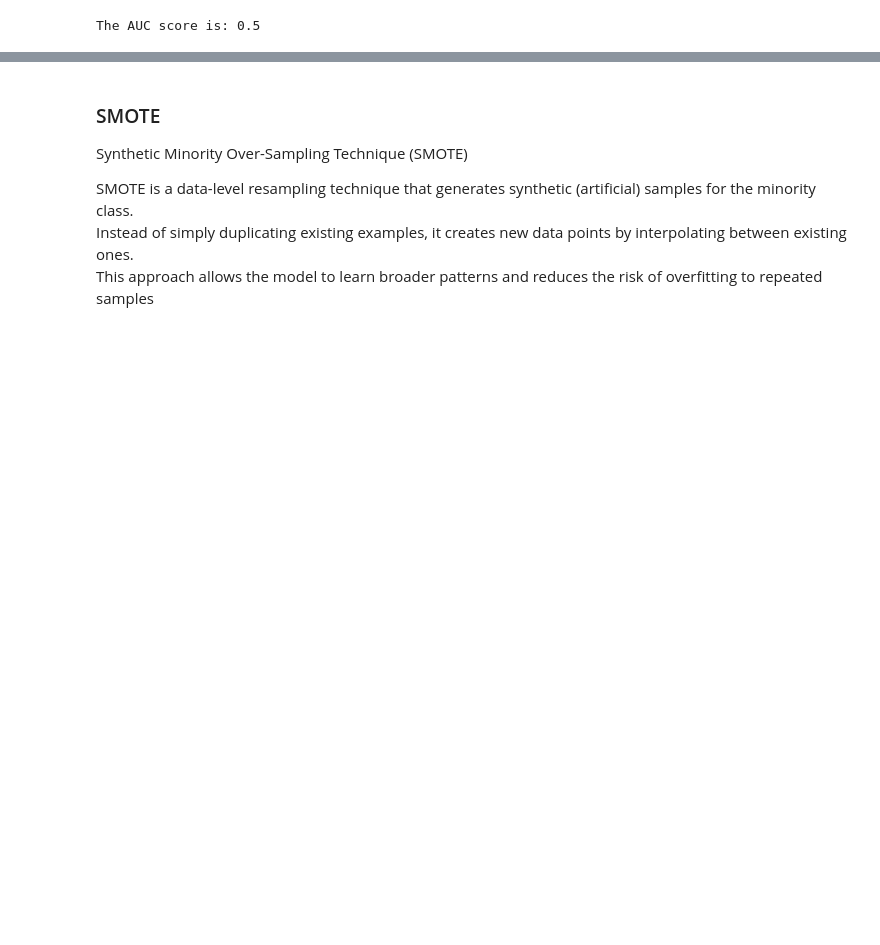
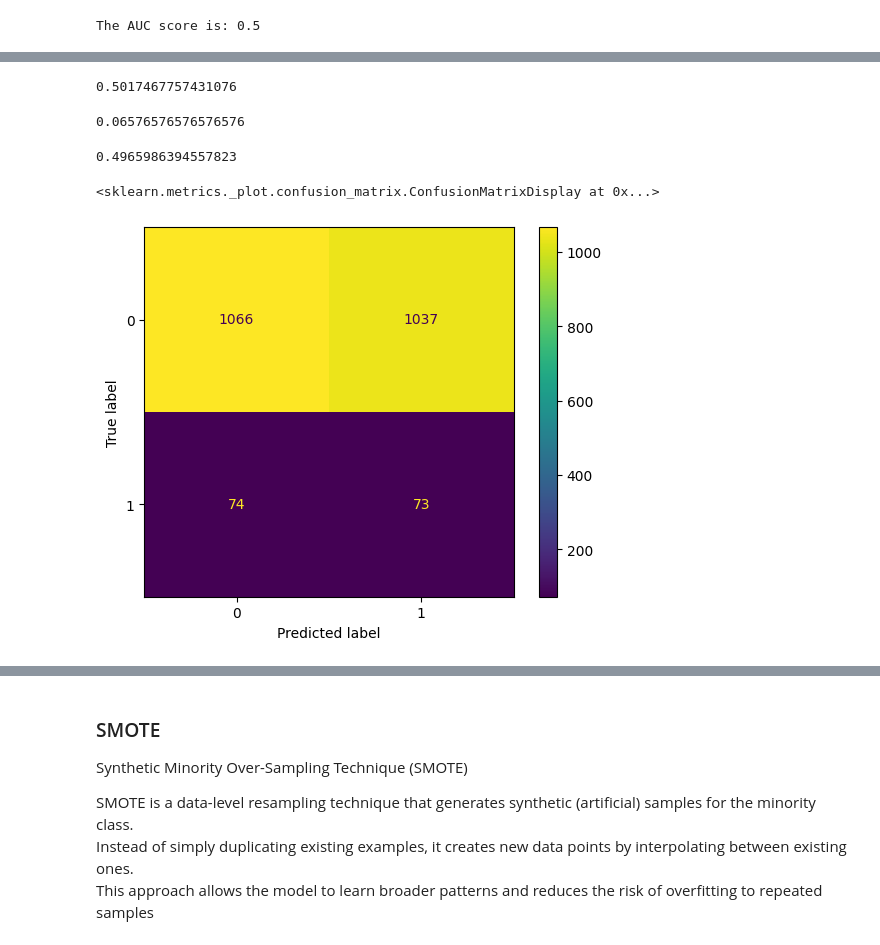
Before and after one commit to leta199/Fraud-Detection, a Jupyter notebook: modelling/fraud_detection.ipynb, the cells around one changed output, grey strips where cells are left out. Drawn from its saved outputs; the diff is of its cells as text; code cells hidden in the pictures; blank space fills up the shorter version.

```diff
--- a/modelling/fraud_detection.ipynb
+++ b/modelling/fraud_detection.ipynb
@@ -869,7 +869,7 @@ The AUC score is: 0.5
 # %%
 #FINAL CLASSES
 
-class NumericETL( BaseEstimator, TransformerMixin):
+class NumericETLmod( BaseEstimator, TransformerMixin):
     def __init__(self, cutoff = 3, aggr_smooth = 1, cpf_smooth = 1, n_groups = 100):
 
         self.cutoff = cutoff
@@ -888,9 +888,7 @@ class NumericETL( BaseEstimator, TransformerMixin):
 
         X = x.copy()
         X["groups"] = pd.qcut(X['avg_transaction_amount'], q = self.n_groups , duplicates= 'drop')
-        X["age_groups"] = pd.qcut(X['account_age_days'], q = self.n_groups , duplicates= 'drop')
 
-        age_group_stats
         group_stats = X.groupby(["groups"])['avg_transaction_amount'].std()
         user_std = X.groupby("user_id")["transaction_amount"].std()
 
@@ -918,11 +916,36 @@ class NumericETL( BaseEstimator, TransformerMixin):
         X["std"] = ((X["transaction_amount"] - X["avg_transaction_amount"])/
         (weight*temp_std_user + (1- weight)*temp_group_std))
 
-        X["login_aggression"] = X["login_attempts_last_24h"] / (X["account_age_days"] +self.self.aggr_smooth)
-        X["faled_login_aggression"] = X["previous_failed_attempts"]/ (X["account_age_days"] +self.self.aggr_smooth)
+        X["login_aggression"] = X["login_attempts_last_24h"] / (X["account_age_days"] +self.aggr_smooth)
+        X["faled_login_aggression"] = X["previous_failed_attempts"]/ (X["account_age_days"] +self.aggr_smooth)
         X["failure_rate"] = X["previous_failed_attempts"]/ X["login_attempts_last_24h"]
         X["cost_per_failure"] = X["transaction_amount"]/ (X["previous_failed_attempts"] + self.cpf_smooth)
-        X["ip_age_pressure"] = x["ip_risk_score"]/ (X["account_age_days"] +self.self.aggr_smooth)
+        X["ATO_Score"] = (X["login_attempts_last_24h"] + X["ip_risk_score"])/ (X["account_age_days"] +self.aggr_smooth)
+        X["ip_age_pressure"] = X["ip_risk_score"]/ (X["account_age_days"] +self.aggr_smooth)
 
 
         return X
+# %%
+etl5 = NumericETLmod()
+preprocess_data5 = ColumnTransformer(
+    transformers=[
+        ("num", numeric_transformation, numeric_features4),
+        ("cat", categorical_transformation, categorical_features4),
+        ("std", "passthrough", ["std"]),
+        ("login_aggression", "passthrough", ["login_aggression"]),
+        ("faled_login_aggression", "passthrough", ["faled_login_aggression"]),
+        ("failure_rate", "passthrough", ["failure_rate"]),
+        ("cost_per_failure", "passthrough", ["cost_per_failure"]),
+        ("ATO_Score", "passthrough", ["ATO_Score"]),
+        ("ip_age_pressure", "passthrough", ["ip_age_pressure"])
+
+    ],
+    remainder="drop" # This will now only "pass through" what it sees in the NEXT fit
+)
+pipeline5 = Pipeline([
+    ("fit_transform", etl5),
+    ("preprocess", preprocess_data5),
+    ("Logistic_regression", LogisticRegression(class_weight="balanced"))
+])
+# %%
+pipeline5.fit(x,y)
@@ -928,0 +978,21 @@ class NumericETL( BaseEstimator, TransformerMixin):
+# %%
+y_log_pred5 = pipeline5.predict(xt)
+# %%
+balanced_accuracy_score(yt, y_log_pred5)
+# %% [output]
+0.5017467757431076
+# %%
+precision_score(yt, y_log_pred5)
+# %% [output]
+0.06576576576576576
+# %%
+recall_score(yt, y_log_pred5)
+# %% [output]
+0.4965986394557823
+# %%
+cm = confusion_matrix(yt, y_log_pred5)
+cmd = ConfusionMatrixDisplay(cm)
+cmd.plot()
+# %% [output]
+<sklearn.metrics._plot.confusion_matrix.ConfusionMatrixDisplay at 0x...>
+[figure, added]
```
Also changed, not shown: parts of 3 cells of this notebook.
